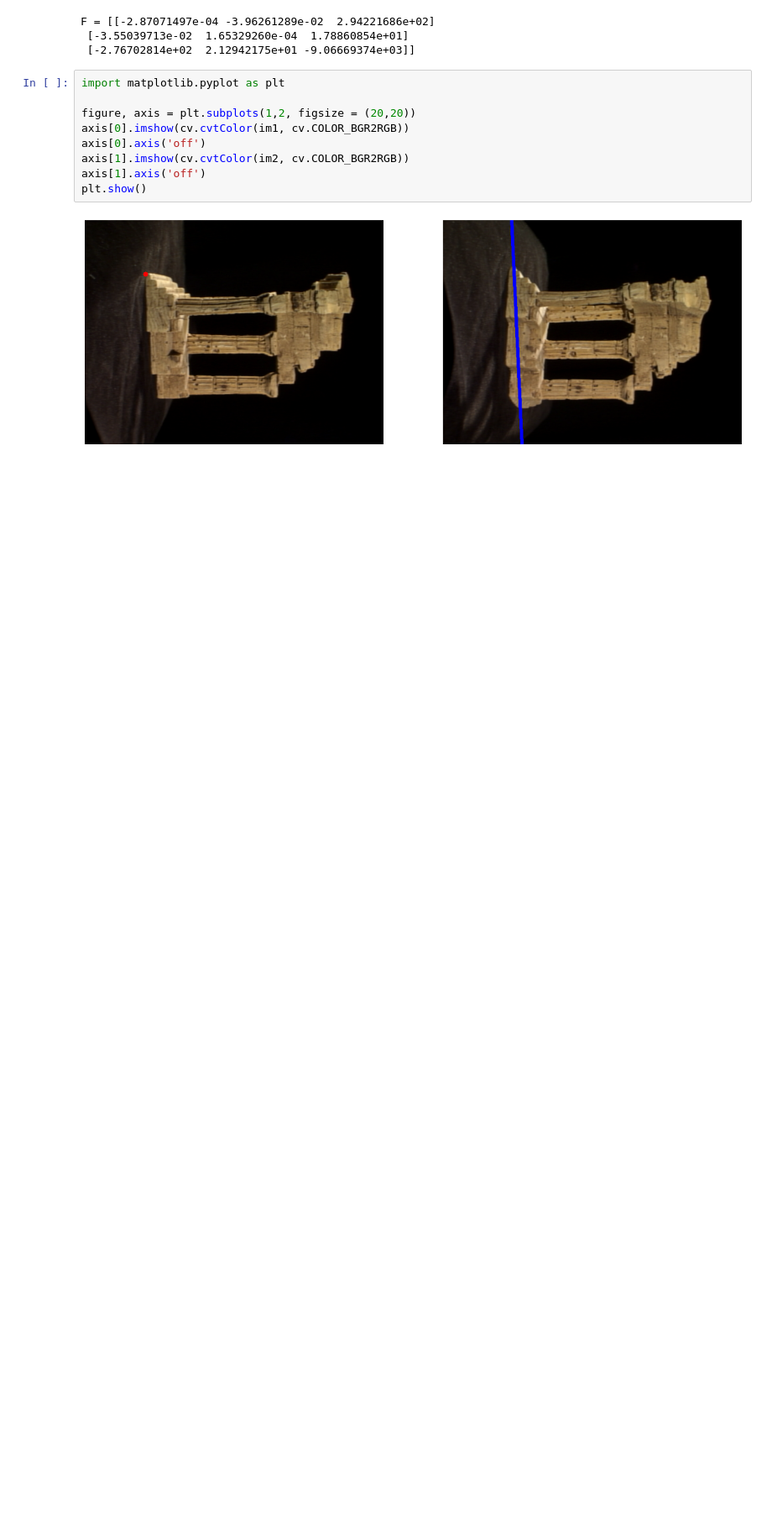
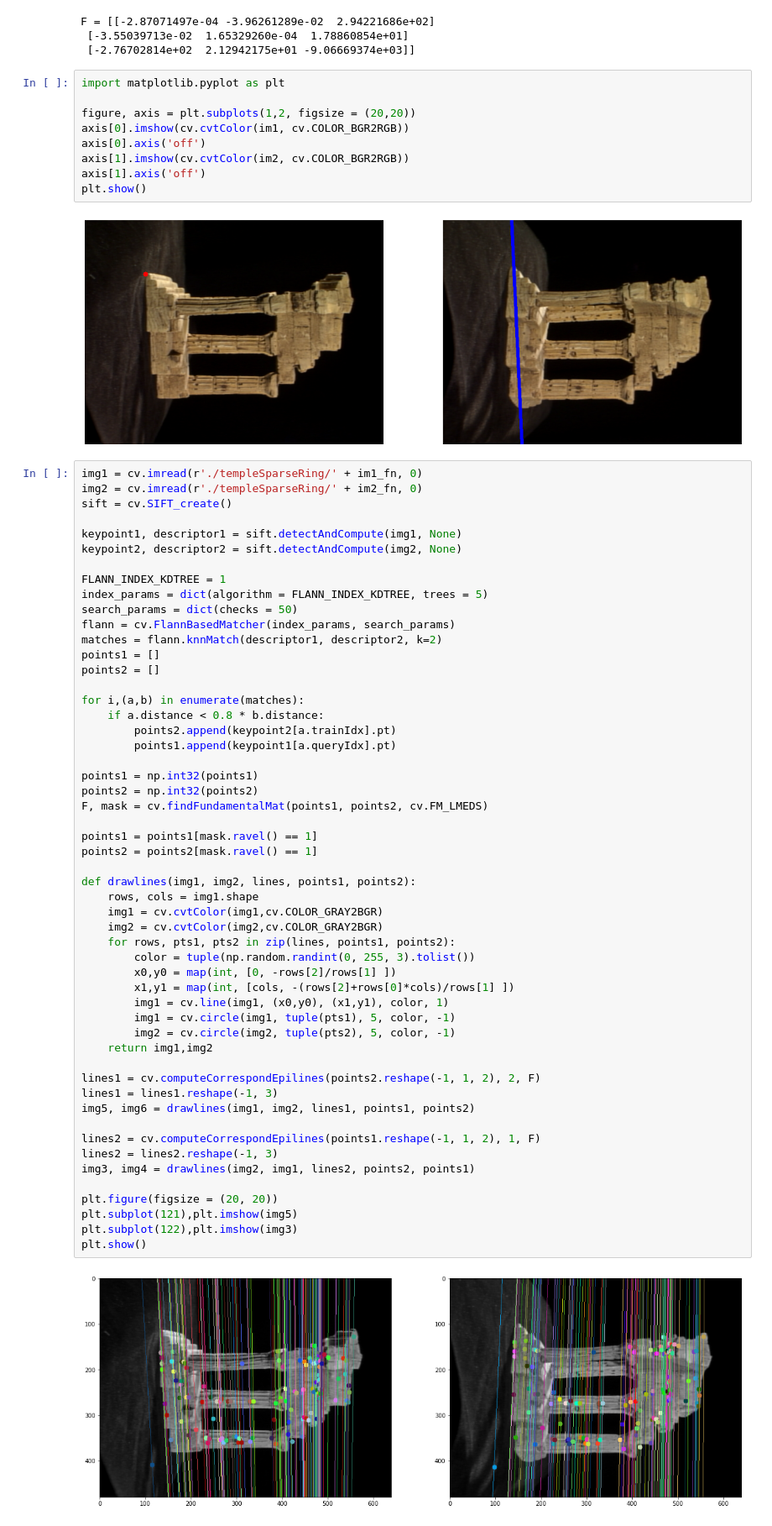
Before and after one commit to ayodyawkh/EN2550, a Jupyter notebook: Exercise_8/Exercise_8.ipynb, the cells around one changed output. Shown: that part at 84% size. Saved outputs shown, nothing was run; the diff lists cells and outputs as text; blank space fills up the shorter version.

```diff
--- a/Exercise_8/Exercise_8.ipynb
+++ b/Exercise_8/Exercise_8.ipynb
@@ -90,3 +94,58 @@ axis[1].axis('off')
 plt.show()
 # %% [output]
 [figure]
+# %%
+img1 = cv.imread(r'./templeSparseRing/' + im1_fn, 0)
+img2 = cv.imread(r'./templeSparseRing/' + im2_fn, 0)
+sift = cv.SIFT_create()
+
+keypoint1, descriptor1 = sift.detectAndCompute(img1, None)
+keypoint2, descriptor2 = sift.detectAndCompute(img2, None)
+
+FLANN_INDEX_KDTREE = 1
+index_params = dict(algorithm = FLANN_INDEX_KDTREE, trees = 5)
+search_params = dict(checks = 50)
+flann = cv.FlannBasedMatcher(index_params, search_params)
+matches = flann.knnMatch(descriptor1, descriptor2, k=2)
+points1 = []
+points2 = []
+
+for i,(a,b) in enumerate(matches):
+    if a.distance < 0.8 * b.distance:
+        points2.append(keypoint2[a.trainIdx].pt)
+        points1.append(keypoint1[a.queryIdx].pt)
+
+points1 = np.int32(points1)
+points2 = np.int32(points2)
+F, mask = cv.findFundamentalMat(points1, points2, cv.FM_LMEDS)
+
+points1 = points1[mask.ravel() == 1]
+points2 = points2[mask.ravel() == 1]
+
+def drawlines(img1, img2, lines, points1, points2):
+    rows, cols = img1.shape
+    img1 = cv.cvtColor(img1,cv.COLOR_GRAY2BGR)
+    img2 = cv.cvtColor(img2,cv.COLOR_GRAY2BGR)
+    for rows, pts1, pts2 in zip(lines, points1, points2):
+        color = tuple(np.random.randint(0, 255, 3).tolist())
+        x0,y0 = map(int, [0, -rows[2]/rows[1] ])
+        x1,y1 = map(int, [cols, -(rows[2]+rows[0]*cols)/rows[1] ])
+        img1 = cv.line(img1, (x0,y0), (x1,y1), color, 1)
+        img1 = cv.circle(img1, tuple(pts1), 5, color, -1)
+        img2 = cv.circle(img2, tuple(pts2), 5, color, -1)
+    return img1,img2
+
+lines1 = cv.computeCorrespondEpilines(points2.reshape(-1, 1, 2), 2, F)
+lines1 = lines1.reshape(-1, 3)
+img5, img6 = drawlines(img1, img2, lines1, points1, points2)
+
+lines2 = cv.computeCorrespondEpilines(points1.reshape(-1, 1, 2), 1, F)
+lines2 = lines2.reshape(-1, 3)
+img3, img4 = drawlines(img2, img1, lines2, points2, points1)
+
+plt.figure(figsize = (20, 20))
+plt.subplot(121),plt.imshow(img5)
+plt.subplot(122),plt.imshow(img3)
+plt.show()
+# %% [output]
+[figure, added]
```
Also changed, not shown: parts of 1 cell of this notebook.
